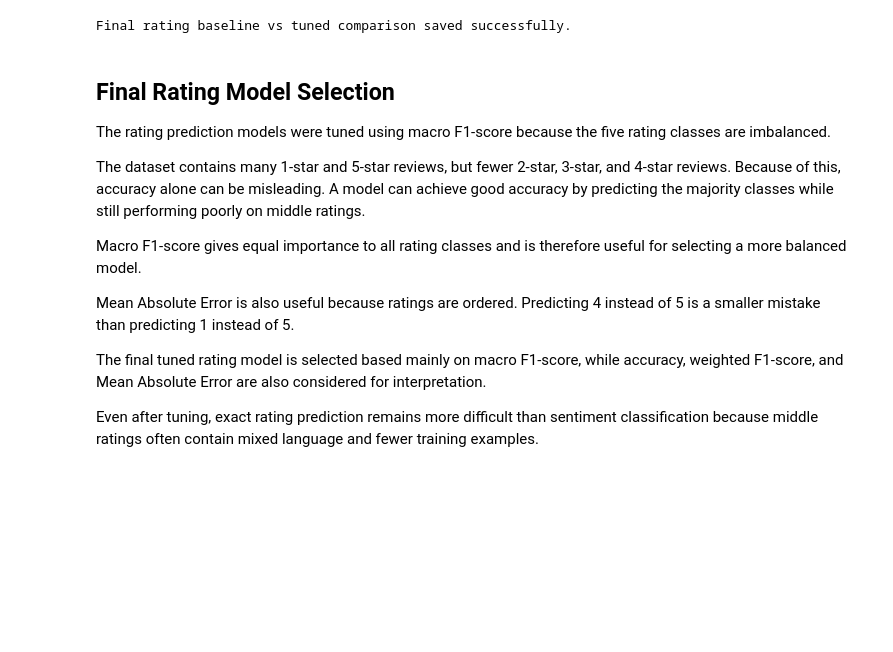
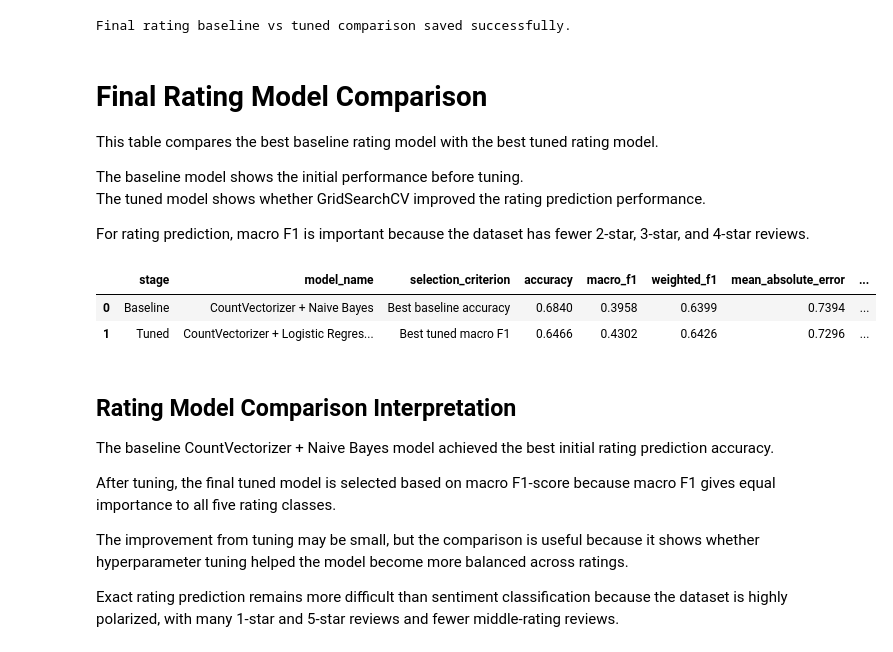
Before and after one commit to jay050699/energy-app-review-sentiment-rating-prediction, a Jupyter notebook: notebooks/03_model_training_evaluation.ipynb, the cells around one changed output. Saved outputs shown, nothing was run; the diff lists cells and outputs as text; code cells hidden in the pictures; blank space fills up the shorter version.

Commit message:
Finalize notebooks before GitHub upload

```diff
--- a/notebooks/03_model_training_evaluation.ipynb
+++ b/notebooks/03_model_training_evaluation.ipynb
@@ -1630,16 +1630,72 @@ print("Final rating baseline vs tuned comparison saved successfully.")
 # %% [output]
 Final rating baseline vs tuned comparison saved successfully.
 # %% [markdown]
-## Final Rating Model Selection
+# Final Rating Model Comparison
 
-The rating prediction models were tuned using macro F1-score because the five rating classes are imbalanced.
+This table compares the best baseline rating model with the best tuned rating model.
 
-The dataset contains many 1-star and 5-star reviews, but fewer 2-star, 3-star, and 4-star reviews. Because of this, accuracy alone can be misleading. A model can achieve good accuracy by predicting the majority classes while still performing poorly on middle ratings.
+The baseline model shows the initial performance before tuning.
+The tuned model shows whether GridSearchCV improved the rating prediction performance.
 
-Macro F1-score gives equal importance to all rating classes and is therefore useful for selecting a more balanced model.
-
-Mean Absolute Error is also useful because ratings are ordered. Predicting 4 instead of 5 is a smaller mistake than predicting 1 instead of 5.
-
-The final tuned rating model is selected based mainly on macro F1-score, while accuracy, weighted F1-score, and Mean Absolute Error are also considered for interpretation.
-
-Even after tuning, exact rating prediction remains more difficult than sentiment classification because middle ratings often contain mixed language and fewer training examples.
+For rating prediction, macro F1 is important because the dataset has fewer 2-star, 3-star, and 4-star reviews.
+# %%
+
+# Best baseline rating model by accuracy
+baseline_rating_best = rating_results_df.loc[
+    rating_results_df["accuracy"].idxmax()
+].copy()
+
+# Best tuned rating model by macro F1
+tuned_rating_best = rating_tuning_results_df.loc[
+    rating_tuning_results_df["macro_f1"].idxmax()
+].copy()
+
+simple_rating_baseline_vs_tuned = pd.DataFrame([
+    {
+        "stage": "Baseline",
+        "model_name": baseline_rating_best["model_name"],
+        "selection_criterion": "Best baseline accuracy",
+        "accuracy": baseline_rating_best["accuracy"],
+        "macro_f1": baseline_rating_best["macro_f1"],
+        "weighted_f1": baseline_rating_best["weighted_f1"],
+        "mean_absolute_error": baseline_rating_best["mean_absolute_error"],
+        "best_params": "Default / baseline settings"
+    },
+    {
+        "stage": "Tuned",
+        "model_name": tuned_rating_best["model_name"],
+        "selection_criterion": "Best tuned macro F1",
+        "accuracy": tuned_rating_best["accuracy"],
+        "macro_f1": tuned_rating_best["macro_f1"],
+        "weighted_f1": tuned_rating_best["weighted_f1"],
+        "mean_absolute_error": tuned_rating_best["mean_absolute_error"],
+        "best_params": tuned_rating_best["best_params"]
+    }
+])
+
+numeric_columns = [
+    "accuracy",
+    "macro_f1",
+    "weighted_f1",
+    "mean_absolute_error"
+]
+
+simple_rating_baseline_vs_tuned[numeric_columns] = (
+    simple_rating_baseline_vs_tuned[numeric_columns].round(4)
+)
+
+simple_rating_baseline_vs_tuned
+# %% [output]
+|  | stage | model_name | selection_criterion | accuracy | macro_f1 | weighted_f1 | mean_absolute_error | ... |
+| 0 | Baseline | CountVectorizer + Naive Bayes | Best baseline accuracy | 0.6840 | 0.3958 | 0.6399 | 0.7394 | ... |
+| 1 | Tuned | CountVectorizer + Logistic Regres... | Best tuned macro F1 | 0.6466 | 0.4302 | 0.6426 | 0.7296 | ... |
+# %% [markdown]
+## Rating Model Comparison Interpretation
+
+The baseline CountVectorizer + Naive Bayes model achieved the best initial rating prediction accuracy.
+
+After tuning, the final tuned model is selected based on macro F1-score because macro F1 gives equal importance to all five rating classes.
+
+The improvement from tuning may be small, but the comparison is useful because it shows whether hyperparameter tuning helped the model become more balanced across ratings.
+
+Exact rating prediction remains more difficult than sentiment classification because the dataset is highly polarized, with many 1-star and 5-star reviews and fewer middle-rating reviews.
```
Also changed, not shown: 1 other file.
